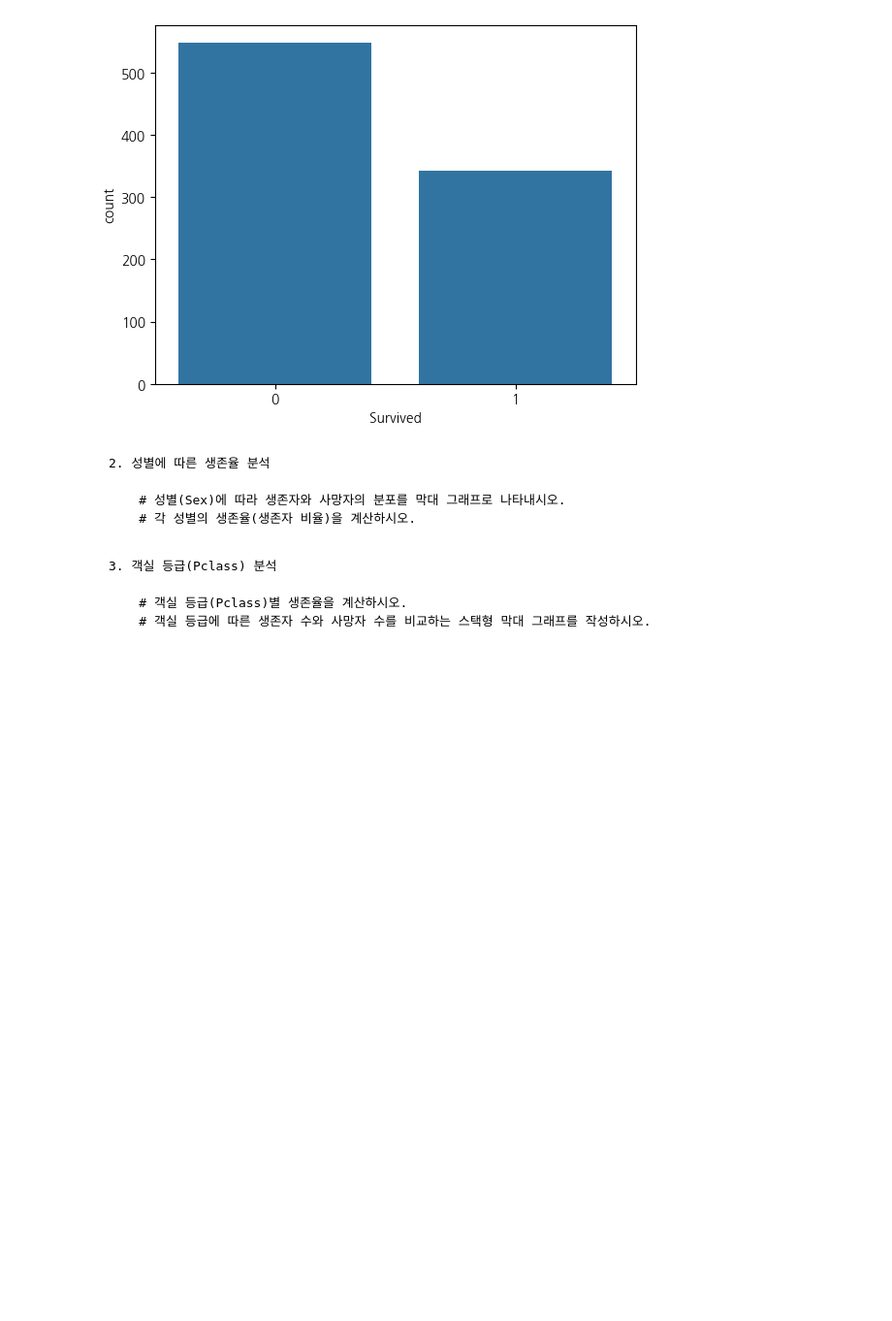
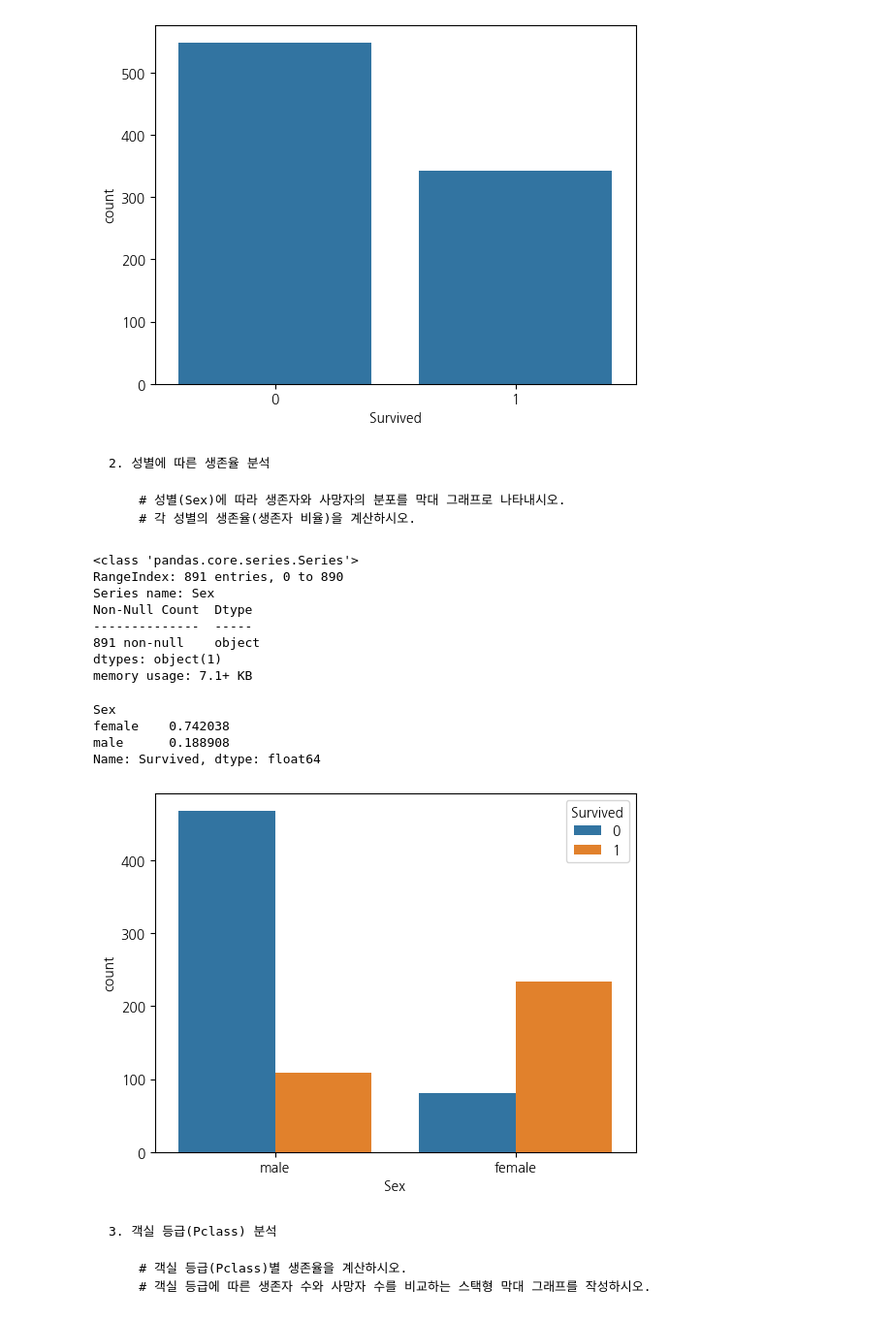
Before and after one commit to jihun-shim/study_data_analytics, a Jupyter notebook: quest/EDA/TitanicFromDisaster_train.ipynb, the cells around one changed output. Shown at 97% size. Saved outputs shown, nothing was run; the diff lists cells and outputs as text; code cells hidden in the pictures; blank space fills up the shorter version.

```diff
--- a/quest/EDA/TitanicFromDisaster_train.ipynb
+++ b/quest/EDA/TitanicFromDisaster_train.ipynb
@@ -94,6 +94,26 @@ Name: count, dtype: int64
 
         # 성별(Sex)에 따라 생존자와 사망자의 분포를 막대 그래프로 나타내시오.
         # 각 성별의 생존율(생존자 비율)을 계산하시오.
+# %%
+df_titanic.Sex.info()
+sns.countplot(data = df_titanic, x = 'Sex' , hue = 'Survived'  )
+
+survive_rate = df_titanic.groupby('Sex')['Survived'].mean()
+survive_rate
+# %% [output]
+<class 'pandas.core.series.Series'>
+RangeIndex: 891 entries, 0 to 890
+Series name: Sex
+Non-Null Count  Dtype
+--------------  -----
+891 non-null    object
+dtypes: object(1)
+memory usage: 7.1+ KB
+Sex
+female    0.742038
+male      0.188908
+Name: Survived, dtype: float64
+[figure, added]
 # %% [markdown]
     3. 객실 등급(Pclass) 분석
 
```
Also changed, not shown: parts of 4 cells of this notebook, 3 other files.
